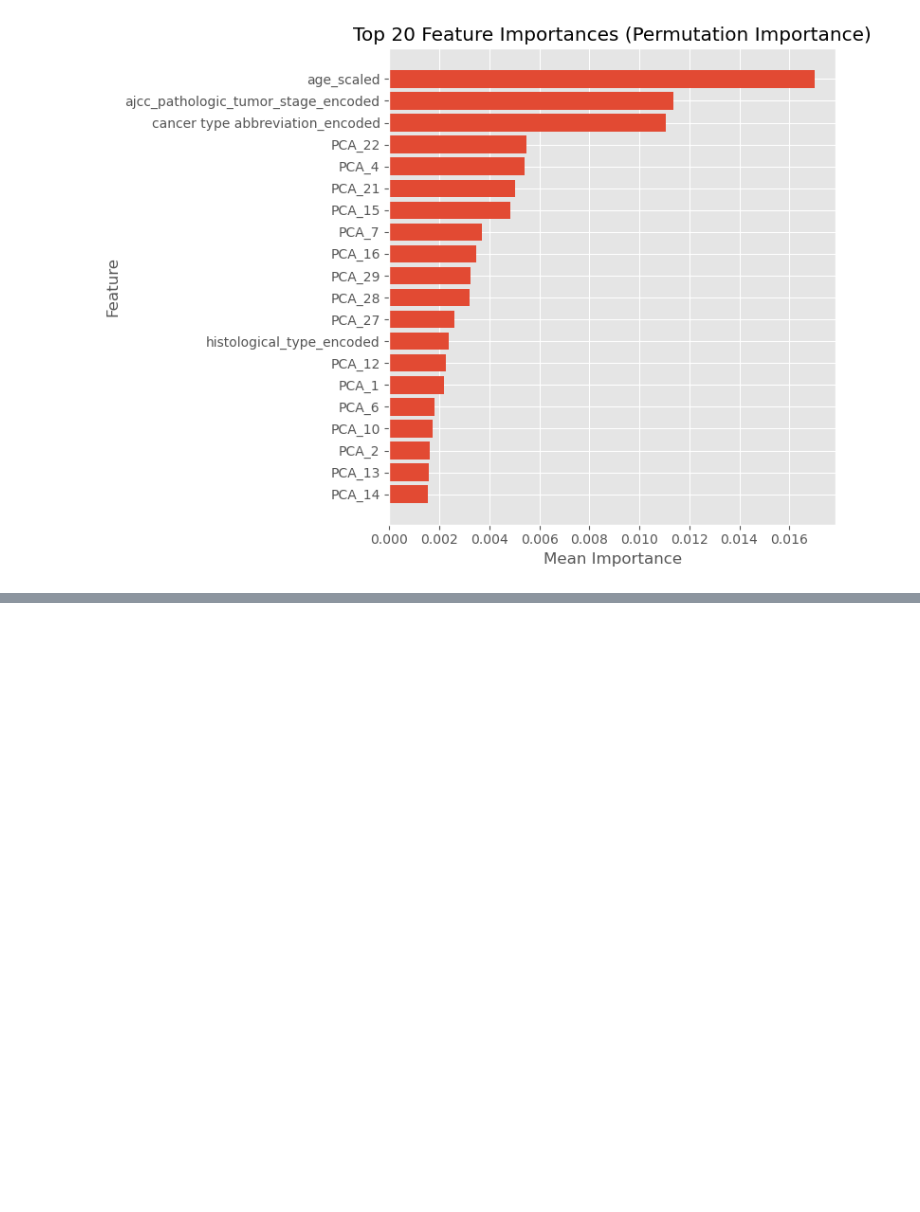
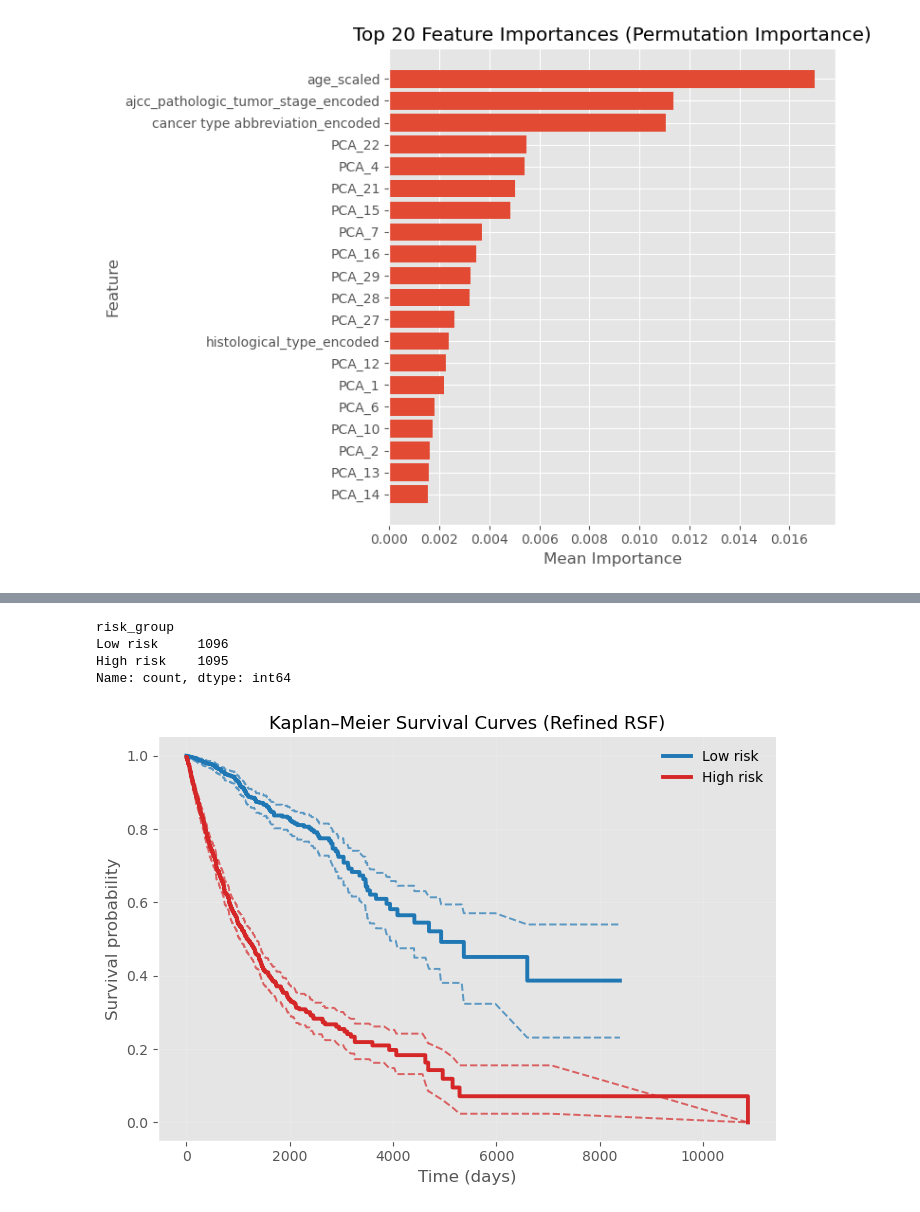
Before and after one commit to rotemfisher/ML-and-statistics-in-medical-fields, a Jupyter notebook: RSF.ipynb, the cells around one changed output, grey strips where cells are left out. Cells and saved outputs as stored; diff of their text form; code cells hidden in the pictures; blank space fills up the shorter version.

Commit message:
Improve Kaplan-Meier visualization and log-rank analysis

```diff
--- a/RSF.ipynb
+++ b/RSF.ipynb
@@ -335,0 +382,57 @@ plt.show()
+# %%
+# Median split
+threshold = df_eval["risk_score"].median()
+
+df_eval["risk_group"] = np.where(
+    df_eval["risk_score"] > threshold, "High risk", "Low risk"
+)
+
+print(df_eval["risk_group"].value_counts())
+
+low_mask = df_eval["risk_group"] == "Low risk"
+high_mask = df_eval["risk_group"] == "High risk"
+# %% [output]
+risk_group
+Low risk     1096
+High risk    1095
+Name: count, dtype: int64
+# %%
+# Kaplan–Meier curves (clean & simple)
+
+kmf = KaplanMeierFitter()
+fig, ax = plt.subplots(figsize=(7, 5))
+
+colors = {"Low risk": "#1f77b4", "High risk": "#d62728"}
+
+for group, mask in [("Low risk", low_mask), ("High risk", high_mask)]:
+    kmf.fit(
+        df_eval.loc[mask, "time"],
+        event_observed=df_eval.loc[mask, "event"],
+        label=group
+    )
+
+    # Main KM curve (solid line)
+    kmf.plot_survival_function(
+        ax=ax,
+        ci_show=False,
+        linewidth=2.8,
+        color=colors[group]
+    )
+
+    # Confidence intervals as dashed lines
+    ci = kmf.confidence_interval_
+    ax.plot(ci.index, ci.iloc[:, 0], "--", color=colors[group], linewidth=1.4, alpha=0.7)
+    ax.plot(ci.index, ci.iloc[:, 1], "--", color=colors[group], linewidth=1.4, alpha=0.7)
+
+ax.set_title("Kaplan–Meier Survival Curves (Refined RSF)", fontsize=13)
+ax.set_xlabel("Time (days)")
+ax.set_ylabel("Survival probability")
+ax.grid(True, alpha=0.15)
+ax.spines["top"].set_visible(False)
+ax.spines["right"].set_visible(False)
+ax.legend(frameon=False)
+
+plt.tight_layout()
+plt.show()
+# %% [output]
+[figure, added]
```
Also changed, not shown: parts of 3 cells of this notebook.
